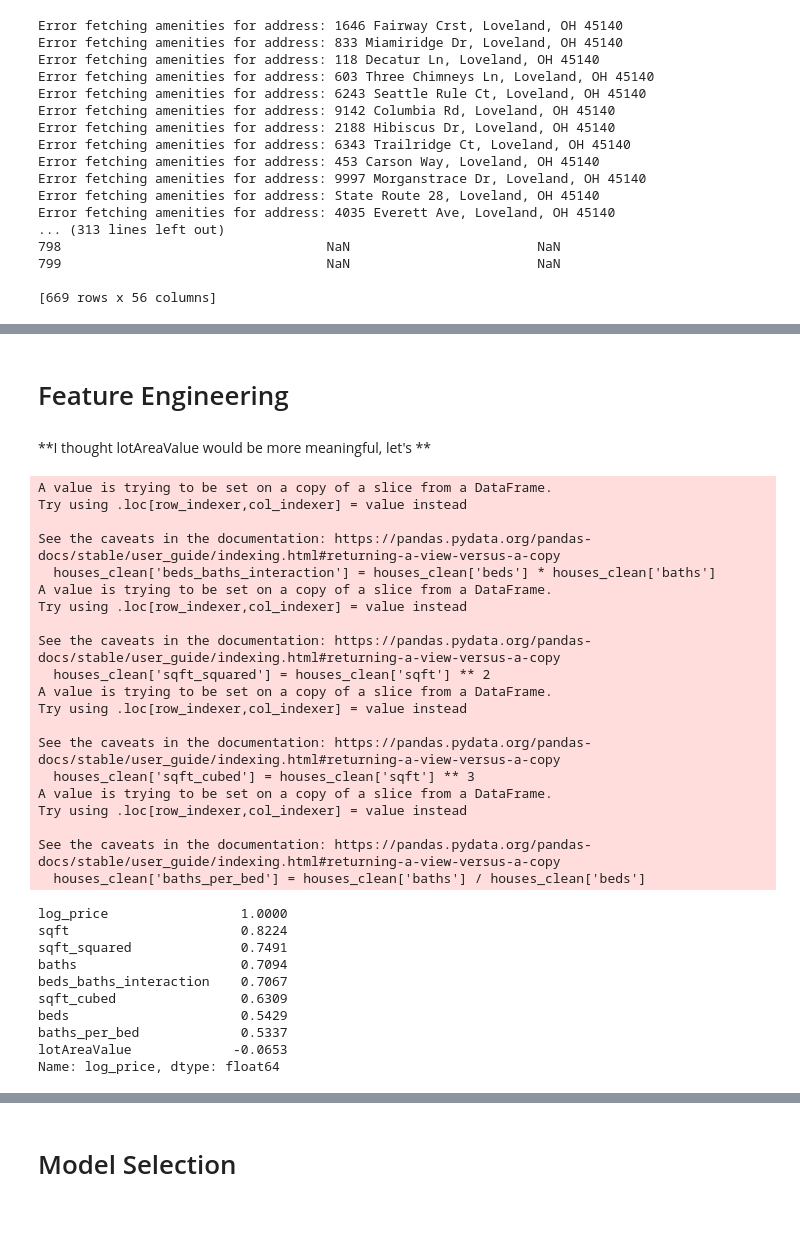
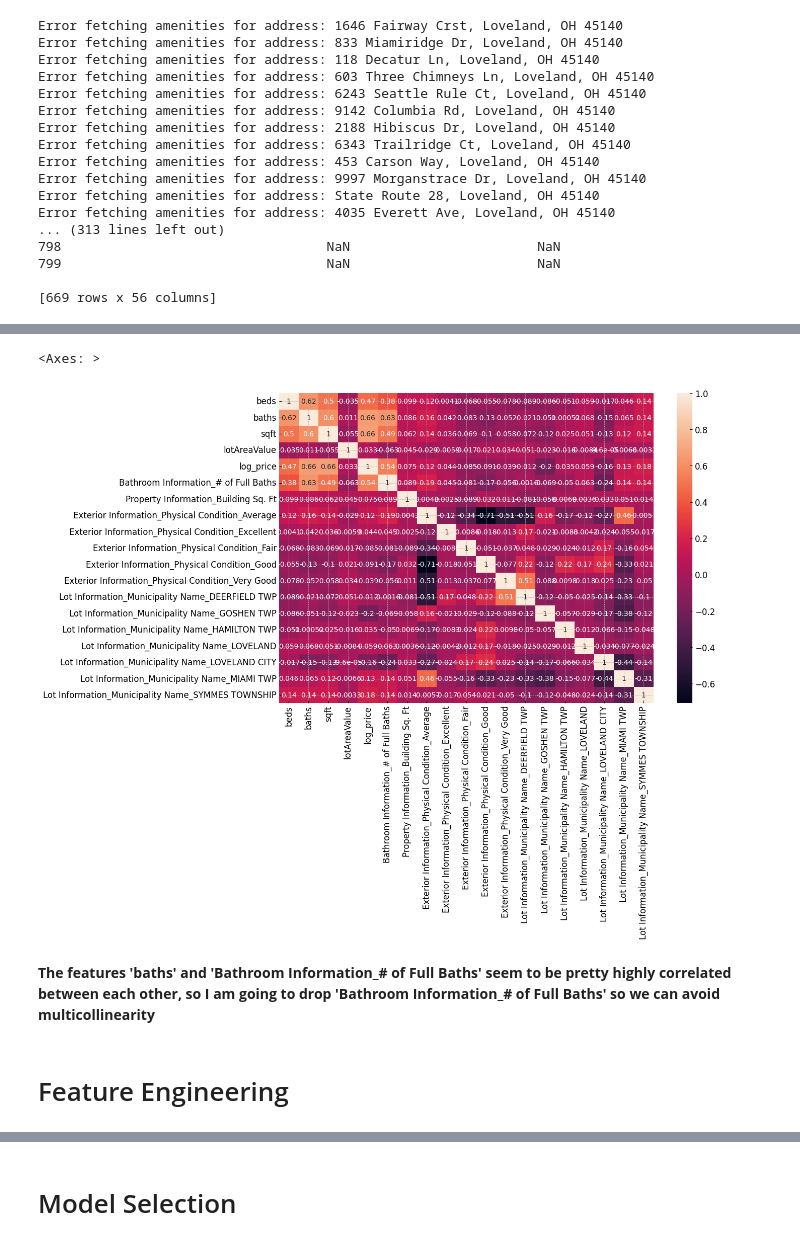
Before and after one commit to JoshAnness/Loveland-Housing-Model, a Jupyter notebook: source.ipynb, the cells around one changed output, grey strips where cells are left out. Drawn from its saved outputs; the diff is of its cells as text; code cells hidden in the pictures; blank space fills up the shorter version.

```diff
--- a/source.ipynb
+++ b/source.ipynb
@@ -565,0 +723,2 @@ Error fetching amenities for address: 4035 Everett Ave, Loveland, OH 45140
+# %%
+houses_filled_new.drop(['Lot Information_State Use Description'], inplace=True, axis=1)
@@ -565,0 +727,3 @@ Error fetching amenities for address: 4035 Everett Ave, Loveland, OH 45140
+# %%
+houses_filled_new['Exterior Information_Physical Condition'] = houses_filled_new['Exterior Information_Physical Condition'].fillna(houses_filled_new['Exterior Information_Physical Condition'].mode()[0])
+houses_filled_new['Lot Information_Municipality Name'] = houses_filled_new['Lot Information_Municipality Name'].fillna(houses_filled_new['Lot Information_Municipality Name'].mode()[0])
@@ -565,0 +732,7 @@ Error fetching amenities for address: 4035 Everett Ave, Loveland, OH 45140
+# %%
+# List of columns to one-hot encode
+columns_to_encode = ['Exterior Information_Physical Condition', 'Lot Information_Municipality Name']
+
+# One-hot encode the columns and concatenate the resulting DataFrames
+encoded_df = pd.get_dummies(houses_filled_new[columns_to_encode])
+houses_filled_new_encoded = pd.concat([houses_filled_new.drop(columns_to_encode, axis=1), encoded_df], axis=1)
@@ -565,0 +763,6 @@ Error fetching amenities for address: 4035 Everett Ave, Loveland, OH 45140
+# %%
+houses_filled_new_encoded_without_addr = houses_filled_new_encoded.drop(columns=['address'])
+
+correlations = houses_filled_new_encoded_without_addr.corr()['log_price']
+correlations = correlations.sort_values(ascending=False)
+print(correlations)
@@ -565,0 +790,8 @@ Error fetching amenities for address: 4035 Everett Ave, Loveland, OH 45140
+# %%
+fig, ax = plt.subplots(figsize=(12,8))
+sns.heatmap(houses_filled_new_encoded_without_addr.corr(), annot=True, ax=ax)
+# %% [output]
+<Axes: >
+[figure, added]
+# %% [markdown]
+**The features 'baths' and 'Bathroom Information_# of Full Baths' seem to be pretty highly correlated between each other, so I am going to drop 'Bathroom Information_# of Full Baths' so we can avoid multicollinearity**
@@ -566,47 +800,2 @@ Error fetching amenities for address: 4035 Everett Ave, Loveland, OH 45140
 # %% [markdown]
 # Feature Engineering
-# %% [markdown]
-**I thought lotAreaValue would be more meaningful, let's **
-# %%
-# Interaction term
-houses_clean['beds_baths_interaction'] = houses_clean['beds'] * houses_clean['baths']
-
-# Polynomial features
-houses_clean['sqft_squared'] = houses_clean['sqft'] ** 2
-houses_clean['sqft_cubed'] = houses_clean['sqft'] ** 3
-
-# Ratio feature
-houses_clean['baths_per_bed'] = houses_clean['baths'] / houses_clean['beds']
-
-houses_clean.corr()['log_price'].sort_values(ascending=False)
-# %% [output]
-A value is trying to be set on a copy of a slice from a DataFrame.
-Try using .loc[row_indexer,col_indexer] = value instead
-
-See the caveats in the documentation: https://pandas.pydata.org/pandas-docs/stable/user_guide/indexing.html#returning-a-view-versus-a-copy
-  houses_clean['beds_baths_interaction'] = houses_clean['beds'] * houses_clean['baths']
-A value is trying to be set on a copy of a slice from a DataFrame.
-Try using .loc[row_indexer,col_indexer] = value instead
-
-See the caveats in the documentation: https://pandas.pydata.org/pandas-docs/stable/user_guide/indexing.html#returning-a-view-versus-a-copy
-  houses_clean['sqft_squared'] = houses_clean['sqft'] ** 2
-A value is trying to be set on a copy of a slice from a DataFrame.
-Try using .loc[row_indexer,col_indexer] = value instead
-
-See the caveats in the documentation: https://pandas.pydata.org/pandas-docs/stable/user_guide/indexing.html#returning-a-view-versus-a-copy
-  houses_clean['sqft_cubed'] = houses_clean['sqft'] ** 3
-A value is trying to be set on a copy of a slice from a DataFrame.
-Try using .loc[row_indexer,col_indexer] = value instead
-
-See the caveats in the documentation: https://pandas.pydata.org/pandas-docs/stable/user_guide/indexing.html#returning-a-view-versus-a-copy
-  houses_clean['baths_per_bed'] = houses_clean['baths'] / houses_clean['beds']
-log_price                 1.0000
-sqft                      0.8224
-sqft_squared              0.7491
-baths                     0.7094
-beds_baths_interaction    0.7067
-sqft_cubed                0.6309
-beds                      0.5429
-baths_per_bed             0.5337
-lotAreaValue             -0.0653
-Name: log_price, dtype: float64
```
Also changed, not shown: parts of 38 cells of this notebook, 3 other files.
